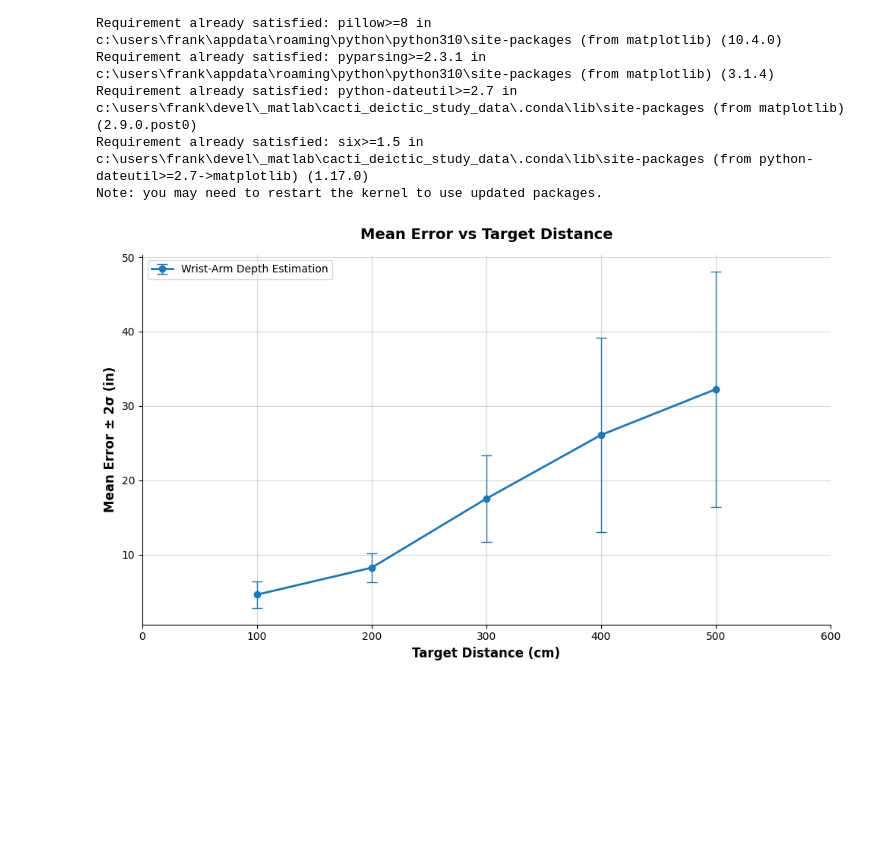
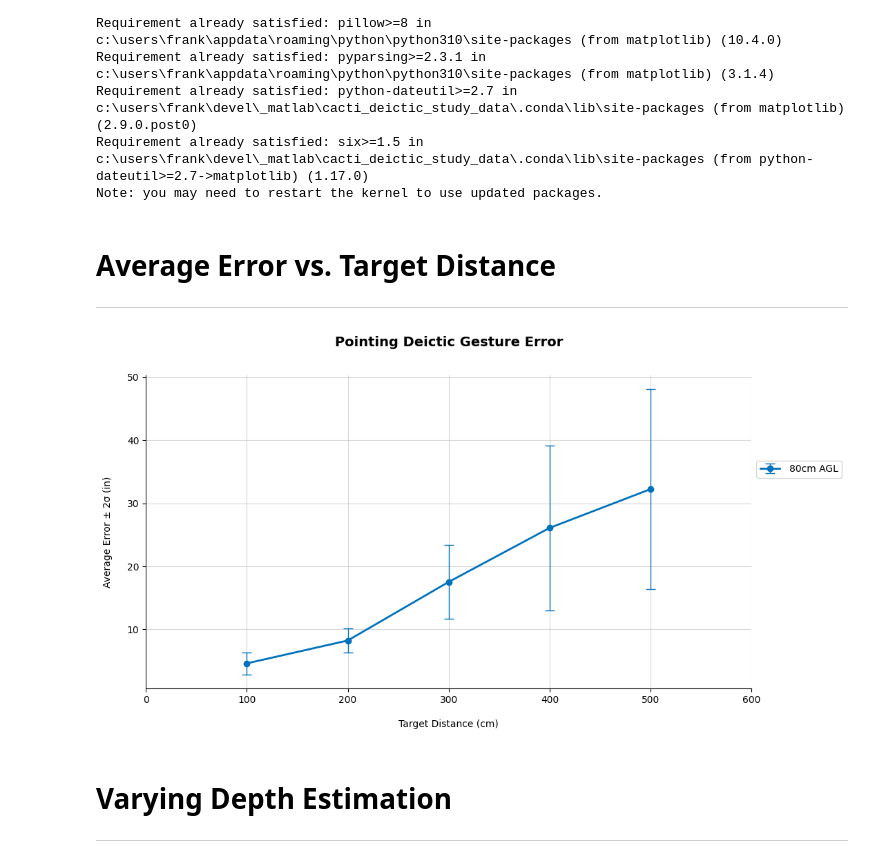
Before and after one commit to frank-Regal/cacti_deictic_study_data, a Jupyter notebook: analysis/2025.03.25_prelim.ipynb, the cells around one changed output. Saved outputs shown, nothing was run; the diff lists cells and outputs as text; code cells hidden in the pictures; blank space fills up the shorter version.

Commit message:
modified plot files

```diff
--- a/analysis/2025.03.25_prelim.ipynb
+++ b/analysis/2025.03.25_prelim.ipynb
@@ -89,15 +101,15 @@ def calc_error_metrics(target_dist_map, z_threshold=2):
 # Plot mean errors
 # --------------------------------------------------------------------------------------
 def plot_mean_errors(data_list, labels=None, colors=None,
-                     title='Mean Error vs Target Distance',
-                     xlabel='Target Distance (cm)',
-                     ylabel='Mean Error ± 2σ (in)'):
+                     title='',
+                     xlabel='',
+                     ylabel=''):
     if labels is None:
         labels = [f'Dataset {i+1}' for i in range(len(data_list))]
     if colors is None:
         colors = plt.cm.tab10(np.linspace(0, 1, len(data_list)))
 
-    fig = plt.figure(figsize=(10, 6))
+    fig = plt.figure(figsize=(11, 6))
 
     max_dist = 0
     for i, metrics_map in enumerate(data_list):
@@ -113,9 +125,9 @@ def plot_mean_errors(data_list, labels=None, colors=None,
         max_dist = max(max_dist, max(dists))
 
     # Style the plot
-    plt.xlabel(xlabel, fontsize=12, fontweight='bold')
-    plt.ylabel(ylabel, fontsize=12, fontweight='bold')
-    plt.title(title, fontsize=14, fontweight='bold', pad=15)
+    plt.xlabel(xlabel, fontsize=10, fontweight=None, labelpad=15)
+    plt.ylabel(ylabel, fontsize=10, fontweight=None, labelpad=15)
+    plt.title(title, fontsize=14, fontweight='bold', pad=30, linespacing=1.75)
 
     # Customize grid and spines
     plt.grid(True, linestyle='-', alpha=0.5)
@@ -129,36 +141,47 @@ def plot_mean_errors(data_list, labels=None, colors=None,
     # Set x-axis ticks every 100 cm
     plt.xticks(np.arange(0, max_dist+150, 100))
 
-    # Add legend
-    plt.legend(frameon=True)
+    # Add legend with increased spacing
+    plt.legend(frameon=True, labelspacing=1.15, handletextpad=1, loc='center left', bbox_to_anchor=(1, 0.7))
 
     plt.tight_layout()
     return fig
+# %% [markdown]
+# Average Error vs. Target Distance
+---
 # %%
 """
 WRIST-ARM DEPTH ESTIMATION W. VISUAL FEEDBACK
 """
 
 # Define parameters
 participants = ['frank', 'asha', 'sanat']
 target_dist = [100, 200, 300, 400, 500]
 trial = 'VIS_Kalibr_wrist_arm_estimation'
 box = '080'
+sigma = 2
 
 # Get data
 kalibr_wrist_arm_data_cm, kalibr_wrist_arm_data_in = get_data(participants, target_dist, trial, box, base_path)
 
 # Calculate error metrics
-kalibr_wrist_arm_metrics = calc_error_metrics(kalibr_wrist_arm_data_in, z_threshold=2)
+kalibr_wrist_arm_metrics = calc_error_metrics(kalibr_wrist_arm_data_in, z_threshold=sigma)
 
-# Plot mean errors
-# my_fig = plot_mean_errors(kalibr_wrist_arm_metrics['dists'],
-#                           kalibr_wrist_arm_metrics['means'],
-#                           kalibr_wrist_arm_metrics['stds'],
-#                           label='Wrist-Arm Depth Estimation')
-my_fig = plot_mean_errors([kalibr_wrist_arm_metrics], labels=['Wrist-Arm Depth Estimation'])
+# Plot
+fig1 = plot_mean_errors([kalibr_wrist_arm_metrics],
+                          labels=['80cm AGL'],
+                          title='Pointing Deictic Gesture Error',
+                          colors=[COLORS.BLUE],
+                          xlabel='Target Distance (cm)',
+                          ylabel=f'Average Error ± {sigma}σ (in)')
+
+# Save figure
+plt.savefig('baseline.svg', format='svg', bbox_inches='tight')
 # %% [output]
-[figure, old version]
+[figure, new version]
+# %% [markdown]
+# Varying Depth Estimation
+---
 # %%
 """
 HEIGHT DEPTH ESTIMATION W. VISUAL FEEDBACK
```
Also changed, not shown: parts of 8 cells of this notebook, 13 other files.
